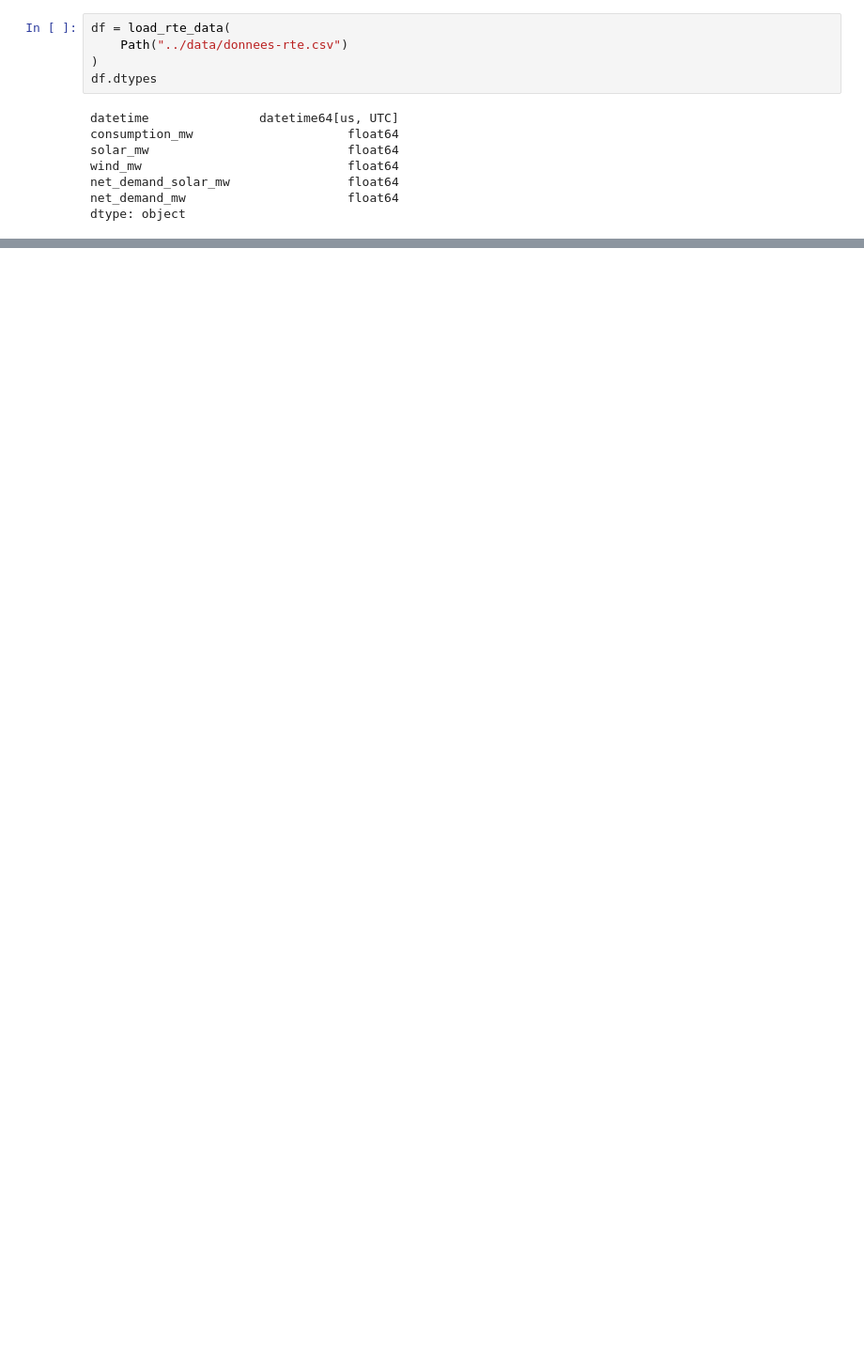
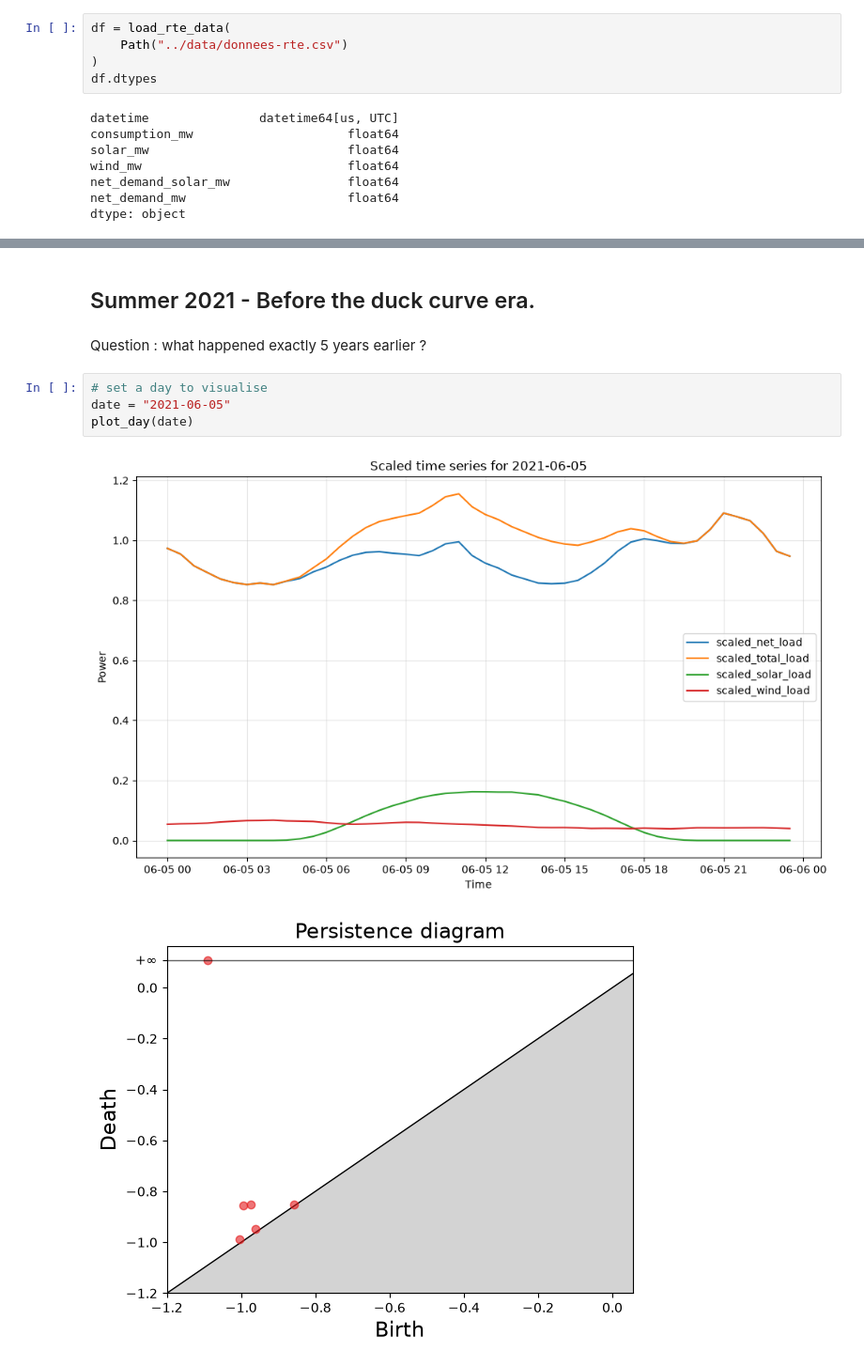
Before and after one commit to MehdiEK/power-shapes, a Jupyter notebook: notebooks/01_visualisation_persistence_diagrams.ipynb, the cells around one changed output, grey strips where cells are left out. Shown at 94% size. Saved outputs shown, nothing was run; the diff lists cells and outputs as text; blank space fills up the shorter version.

```diff
--- a/notebooks/01_visualisation_persistence_diagrams.ipynb
+++ b/notebooks/01_visualisation_persistence_diagrams.ipynb
@@ -29,0 +124,11 @@ plot_persistence_diagram(diagram, net_load_ts)
+# %% [markdown]
+## Summer 2021 - Before the duck curve era.
+# %% [markdown]
+Question : what happened exactly 5 years earlier ?
+# %%
+# set a day to visualise
+date = "2021-06-05"
+plot_day(date)
+# %% [output]
+[figure, added]
+[figure, added]
```
Also changed, not shown: parts of 15 cells of this notebook.
